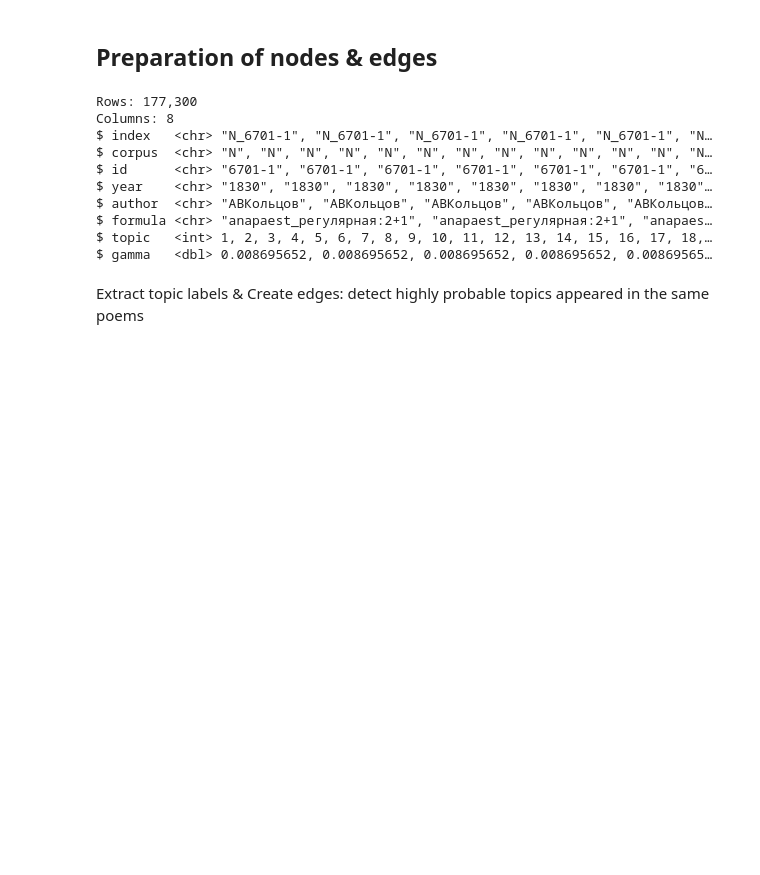
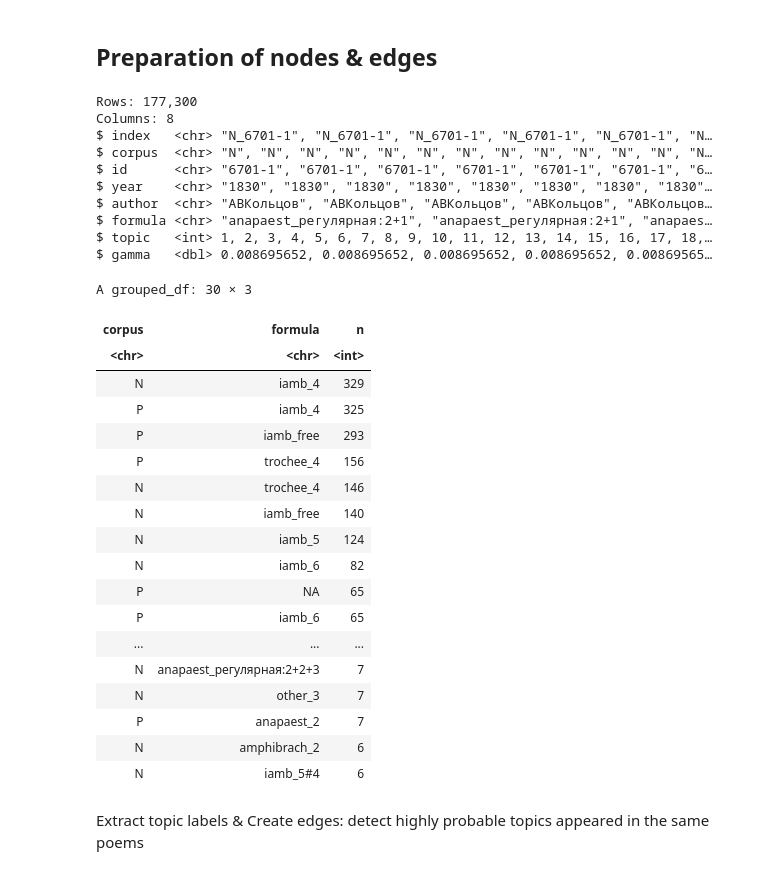
Before and after one commit to tonyamart/iamb_networks, a Jupyter notebook: scr/03_02_Networks_periodicals.ipynb, the cells around one changed output. Saved outputs shown, nothing was run; the diff lists cells and outputs as text; code cells hidden in the pictures; blank space fills up the shorter version.

```diff
--- a/scr/03_02_Networks_periodicals.ipynb
+++ b/scr/03_02_Networks_periodicals.ipynb
@@ -251,6 +257,32 @@ $ author  <chr> "АВКольцов", "АВКольцов", "АВКольцов"
 $ formula <chr> "anapaest_регулярная:2+1", "anapaest_регулярная:2+1", "anapaes…
 $ topic   <int> 1, 2, 3, 4, 5, 6, 7, 8, 9, 10, 11, 12, 13, 14, 15, 16, 17, 18,…
 $ gamma   <dbl> 0.008695652, 0.008695652, 0.008695652, 0.008695652, 0.00869565…
+# %%
+gamma1830 %>%
+    select(index, corpus, formula) %>%
+    distinct() %>%
+    group_by(corpus, formula) %>%
+    count(sort = T) %>% head(30)
+# %% [output]
+A grouped_df: 30 × 3
+| corpus | formula | n |
+| <chr> | <chr> | <int> |
+| N | iamb_4 | 329 |
+| P | iamb_4 | 325 |
+| P | iamb_free | 293 |
+| P | trochee_4 | 156 |
+| N | trochee_4 | 146 |
+| N | iamb_free | 140 |
+| N | iamb_5 | 124 |
+| N | iamb_6 | 82 |
+| P | NA | 65 |
+| P | iamb_6 | 65 |
+| ... | ... | ... |
+| N | anapaest_регулярная:2+2+3 | 7 |
+| N | other_3 | 7 |
+| P | anapaest_2 | 7 |
+| N | amphibrach_2 | 6 |
+| N | iamb_5#4 | 6 |
 # %% [markdown]
 Extract topic labels & Create edges: detect highly probable topics appeared in the same poems
 # %%
```
Also changed, not shown: parts of 1 cell of this notebook.
